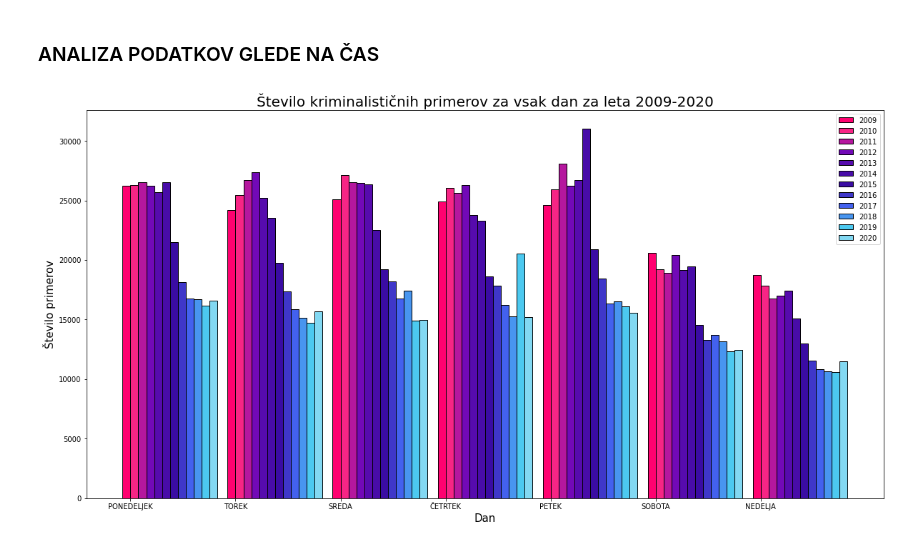
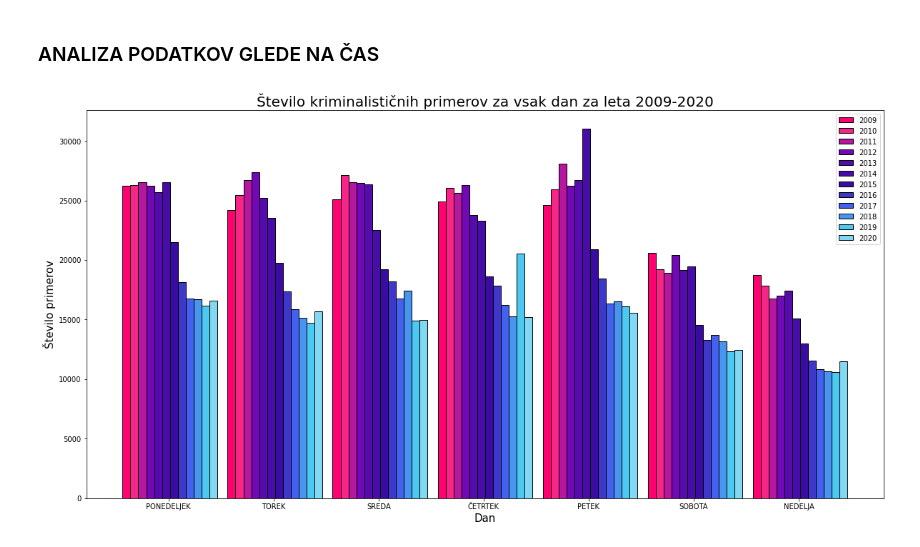
Before and after one commit to Nik-tech-cloud/PR22NGAMZ, a Jupyter notebook: seminar.ipynb, the cells around one changed output. Saved outputs shown, nothing was run; the diff lists cells and outputs as text; code cells hidden in the pictures.

```diff
--- a/seminar.ipynb
+++ b/seminar.ipynb
@@ -74,32 +74,32 @@ y_list = []
 
 for value in time_dataframes.values():
     df1 = copy(value)
 
     df1['MesecStoritve'] = df1['MesecStoritve'].apply(lambda x: str(x)[:-4]+'.'+str(x)[-4:])
     df1['MesecStoritve'] =  pd.to_datetime(df1['MesecStoritve'], format='%m.%Y')
 
     dnevi = df1['DanVTednu'].value_counts()
     y_list.append([dnevi.PONEDELJEK, dnevi.TOREK, dnevi.SREDA, dnevi.ČETRTEK, dnevi.PETEK, dnevi.SOBOTA, dnevi.NEDELJA])
 
 width = 0.9/len(y_list)
 
 plt.figure(figsize=(20,10))
 
 colors = ['#FF0170', '#F72585', '#B5179E', '#7209B7', '#560BAD', '#480CA8', '#3A0CA3', '#3F37C9', '#4361EE', '#4895EF', '#4CC9F0', '#82D8F2']
 
 for i in range(len(y_list)):
     color = colors[i]
     n=len(y_list[i])
     r = np.arange(n)
     plt.bar(r+width*i, y_list[i], color = color,
         width = width, edgecolor = 'black',
         label=str(2009+i))
 
-plt.xticks(r + width/2,['PONEDELJEK', 'TOREK', 'SREDA', 'ČETRTEK', 'PETEK', 'SOBOTA', 'NEDELJA'])
+plt.xticks(r+0.4, ['PONEDELJEK', 'TOREK', 'SREDA', 'ČETRTEK', 'PETEK', 'SOBOTA', 'NEDELJA'])
 plt.title('Število kriminalističnih primerov za vsak dan za leta 2009-2020', fontsize=20)
 plt.xlabel('Dan', fontsize=15)
 plt.ylabel('Število primerov', fontsize=15)
 plt.legend()
 plt.show()
 # %% [output]
-[figure, old version]
+[figure, new version]
```
